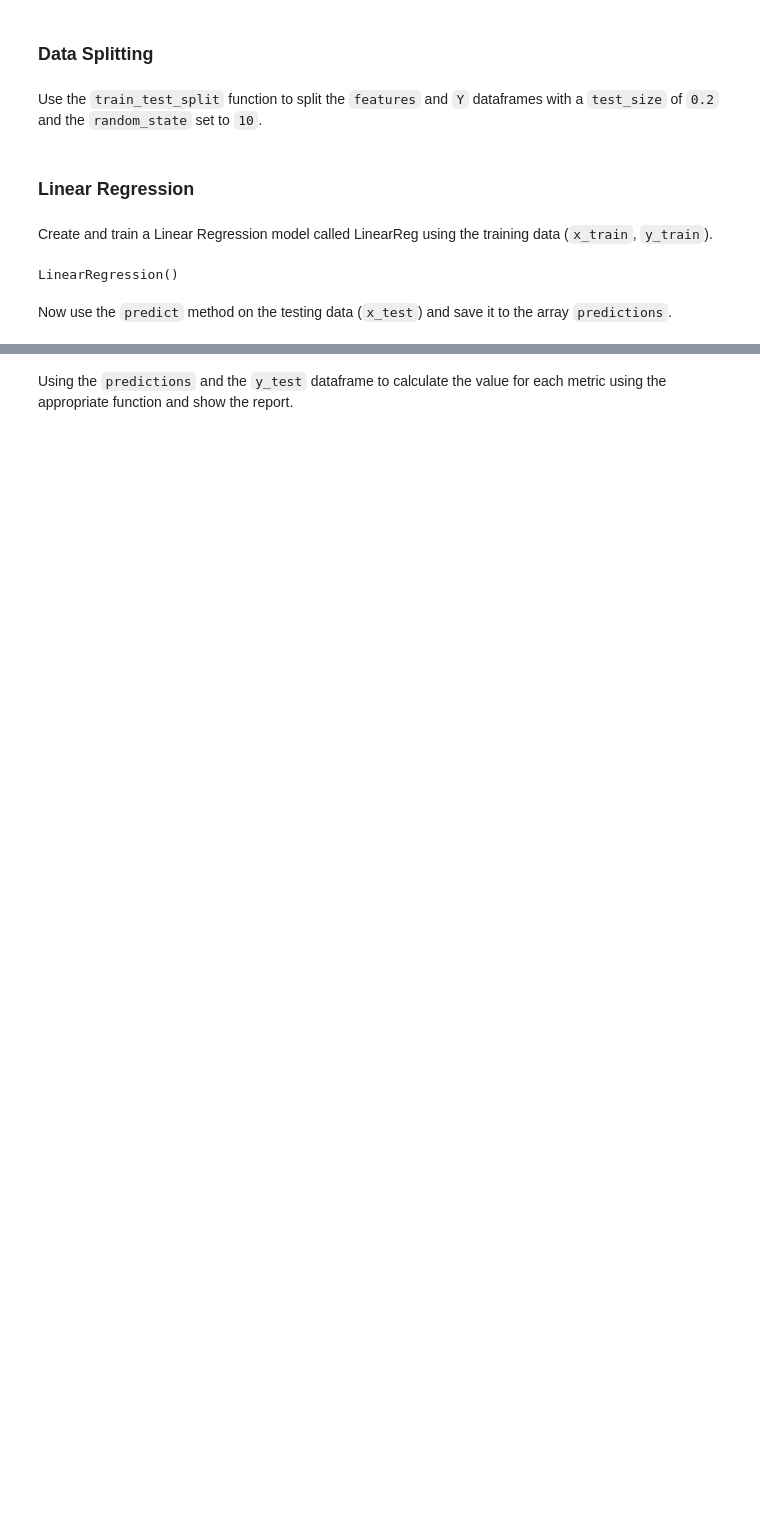
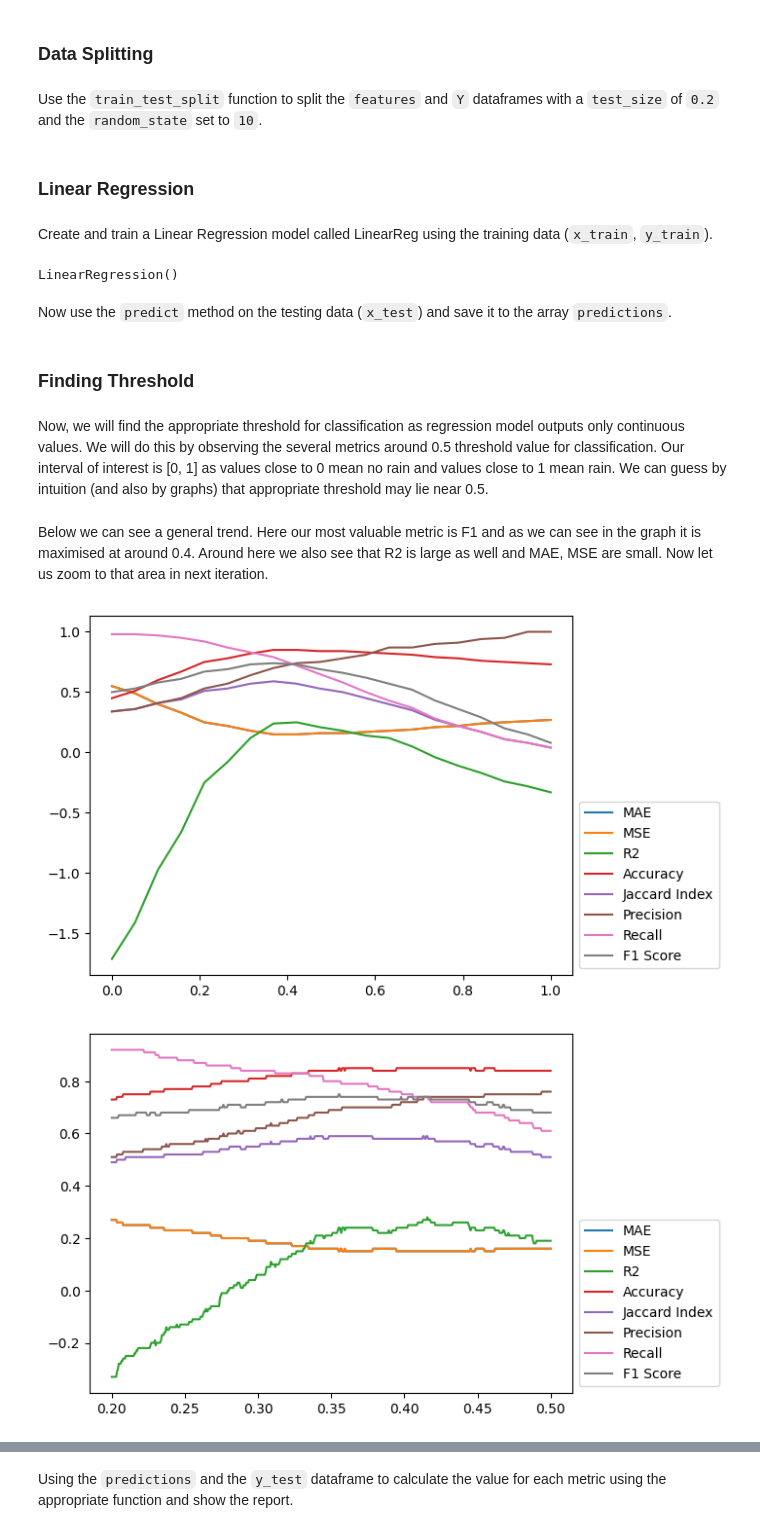
Before and after one commit to Akhand-Pratap-Tiwari/Comparative-study-of-ML-models-on-Rainfall-Dataset, a Jupyter notebook: comprison_of_ML_models.ipynb, the cells around one changed output, grey strips where cells are left out. Cells and saved outputs as stored; diff of their text form; code cells hidden in the pictures; blank space fills up the shorter version.

Commit message:
- Manually Optimized threshold of Lin. Reg. - Added Graphs for under standing.

```diff
--- a/comprison_of_ML_models.ipynb
+++ b/comprison_of_ML_models.ipynb
@@ -177,0 +178,55 @@ predictions_in_binary = np.rint(predictions)
+# %% [markdown]
+### Finding Threshold
+# %%
+# This function will generate predictions with several thresholds
+# Returns the matrix of predictictions and list thresolds
+def getBinPredsAndThresh(thresh_lb, thres_ub, divs):
+    thresholds = np.linspace(thresh_lb, thres_ub, divs)
+    list_preds_bin = np.empty(shape = (thresholds.shape[0], predictions.shape[0]))
+    i = 0
+    for threshold in thresholds:
+        list_preds_bin[i] = np.where(predictions < threshold, 0, 1)
+        i += 1
+    # display(list_predictions_binary)
+    # display(thresholds.shape, predictions.shape, list_predictions_binary.shape)
+    return (list_preds_bin, thresholds)
+
+# This function generates the dataframe of metrics called reports
+# corresponding to the predictions and adds thresolf column to it
+def generate_reports(list_preds_bin, thresholds):
+    Reports = calc_metrics('Linear Regression', y_test, list_preds_bin[0])
+    for predictions_binary in list_preds_bin[1:]:
+         Reports = pd.concat([Reports, calc_metrics('Linear Regression', y_test, predictions_binary)])
+    Reports['Threshold'] = thresholds
+    # display(Reports)
+    return Reports
+
+# Here we plot the metrics vs thresholds
+from matplotlib import pyplot as plt
+def getPlot(Reports):
+    plt.clf()
+    X = Reports['Threshold']
+    Y = Reports[['MAE', 'MSE', 'R2', 'Accuracy', 'Jaccard Index', 'Precision', 'Recall', 'F1 Score']]
+    Columns = Y.columns
+    for col in Columns:
+        plt.plot(X, Y[col], label=col)
+    plt.legend(loc=3,bbox_to_anchor=(1,0))
+    return plt
+
+# Here we call all the functions and show the plot at last
+def displayPlotBetween(lb, ub, divs):
+    list_predictions_binary, thresholds = getBinPredsAndThresh(lb, ub, divs)
+    Reports = generate_reports(list_predictions_binary, thresholds)
+    plot = getPlot(Reports)
+    plot.show()
+# %% [markdown]
+Now, we will find the appropriate threshold for classification as regression model outputs only continuous values. We will do this by observing the several metrics around 0.5 threshold value for classification.
+Our interval of interest is [0, 1] as values close to 0 mean no rain and values close to 1 mean rain. We can guess by intuition (and also by graphs) that appropriate threshold may lie near 0.5.
+# %% [markdown]
+Below we can see a general trend. Here our most valuable metric is F1 and as we can see in the graph it is maximised at around 0.4. Around here we also see that R2 is large as well and MAE, MSE are small. Now let us zoom to that area in next iteration.
+# %%
+displayPlotBetween(0, 1, 20)
+displayPlotBetween(0.2, 0.5, 500) #More division means more Resolution
+# %% [output]
+[figure, added]
+[figure, added]
```
Also changed, not shown: parts of 13 cells of this notebook.
